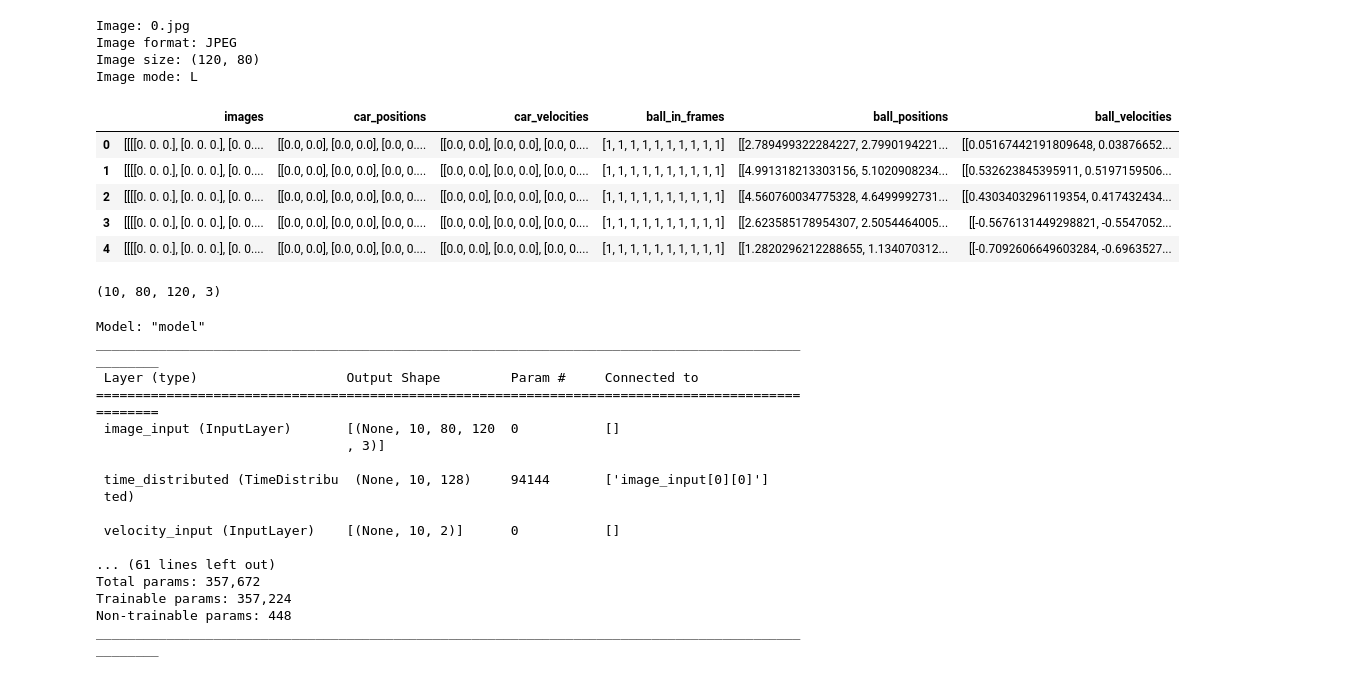
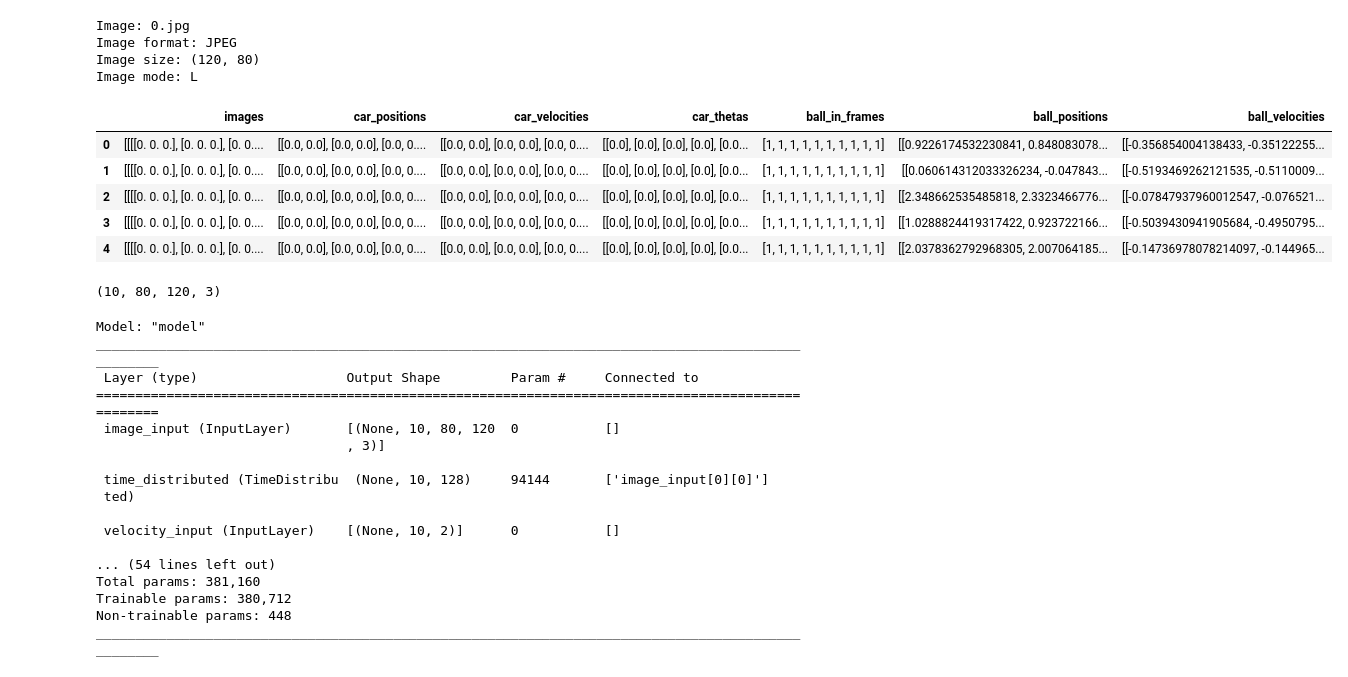
Before and after one commit to luke-ro/ball-prediction, a Jupyter notebook: Final_Model.ipynb, the cells around one changed output. Cells and saved outputs as stored; diff of their text form; code cells hidden in the pictures.

```diff
--- a/Final_Model.ipynb
+++ b/Final_Model.ipynb
@@ -16,7 +16,7 @@ please provide us feedback at https://github.com/pandas-dev/pandas/issues/54466
 
   import pandas as pd
 # %%
-directory = "data/dataset_6/0"
+directory = "data/dataset_11/0"
 images = []
 
 def preprocess_image(image_path, target_size):
@@ -61,6 +61,7 @@ def process_json(json_file, img_folder):
     img_files = [data[str(i)]["img_file"] for i in range(length)]
     car_positions = [data[str(i)]["car_pos"] for i in range(length)]
     car_velocities = [data[str(i)]["car_vel"] for i in range(length)]
+    car_theta = [[data[str(i)]["cat_theta"]] for i in range(length)]
     ball_in_frames = [data[str(i)]["ball_in_frame"] for i in range(length)]
     ball_positions = data["ball_trj"]["pos"]
     ball_velocities = data["ball_trj"]["vel"]
@@ -87,6 +88,7 @@ def process_json(json_file, img_folder):
         'images': images,
         'car_positions': car_positions,
         'car_velocities': car_velocities,
+        'car_thetas': car_theta,
         'ball_in_frames': ball_in_frames,
         'ball_positions': ball_positions,
         'ball_velocities': ball_velocities
@@ -107,47 +109,47 @@ def create_dataframe_from_folders(json_root_folder, img_folder):
 
             # Append the data for the current sample to the list of all samples
             all_samples_data.append(sample_data)
-        if i == 2000:
+        if i == 1000:
             break
     # Create DataFrame from the list of dictionaries
     df = pd.DataFrame(all_samples_data)
     # print(df)
     # scaler = StandardScaler()
     # for column in df.columns:
     #     if df[column].dtype != object:  # Exclude non-numeric columns
     #         if isinstance(df[column].iloc[0], list):  # Check if column contains lists
     #             # Flatten lists and reshape to (-1, 1) for scaling
     #             values = np.concatenate(df[column].values).ravel().reshape(-1, 1)
     #         else:
     #             values = df[column].values.reshape(-1, 1)
 
     #         # Scale values
     #         scaled_values = scaler.fit_transform(values)
 
     #         # Assign scaled values back to DataFrame
     #         df[column] = scaled_values.flatten()
 
     return df
 
 def normalize_value(value):
     if isinstance(value, list):
         # Normalize list elements
         return [(val - np.min(value)) / (np.max(value) - np.min(value)) for val in value]
     else:
         # Return unchanged if not a list
         return value
 # Example usage:
-json_root_folder = 'data/dataset_6'
-img_folder = 'data/dataset_6/'
+json_root_folder = 'data/dataset_11'
+img_folder = 'data/dataset_11/'
 df = create_dataframe_from_folders(json_root_folder, img_folder)
 df.head()
 # %% [output]
-|  | images | car_positions | car_velocities | ball_in_frames | ball_positions | ball_velocities |
-| 0 | [[[[0. 0. 0.], [0. 0. 0.], [0. 0.... | [[0.0, 0.0], [0.0, 0.0], [0.0, 0.... | [[0.0, 0.0], [0.0, 0.0], [0.0, 0.... | [1, 1, 1, 1, 1, 1, 1, 1, 1, 1] | [[2.789499322284227, 2.7990194221... | [[0.05167442191809648, 0.03876652... |
-| 1 | [[[[0. 0. 0.], [0. 0. 0.], [0. 0.... | [[0.0, 0.0], [0.0, 0.0], [0.0, 0.... | [[0.0, 0.0], [0.0, 0.0], [0.0, 0.... | [1, 1, 1, 1, 1, 1, 1, 1, 1, 1] | [[4.991318213303156, 5.1020908234... | [[0.532623845395911, 0.5197159506... |
-| 2 | [[[[0. 0. 0.], [0. 0. 0.], [0. 0.... | [[0.0, 0.0], [0.0, 0.0], [0.0, 0.... | [[0.0, 0.0], [0.0, 0.0], [0.0, 0.... | [1, 1, 1, 1, 1, 1, 1, 1, 1, 1] | [[4.560760034775328, 4.6499992731... | [[0.4303403296119354, 0.417432434... |
-| 3 | [[[[0. 0. 0.], [0. 0. 0.], [0. 0.... | [[0.0, 0.0], [0.0, 0.0], [0.0, 0.... | [[0.0, 0.0], [0.0, 0.0], [0.0, 0.... | [1, 1, 1, 1, 1, 1, 1, 1, 1, 1] | [[2.623585178954307, 2.5054464005... | [[-0.5676131449298821, -0.5547052... |
-| 4 | [[[[0. 0. 0.], [0. 0. 0.], [0. 0.... | [[0.0, 0.0], [0.0, 0.0], [0.0, 0.... | [[0.0, 0.0], [0.0, 0.0], [0.0, 0.... | [1, 1, 1, 1, 1, 1, 1, 1, 1, 1] | [[1.2820296212288655, 1.134070312... | [[-0.7092606649603284, -0.6963527... |
+|  | images | car_positions | car_velocities | car_thetas | ball_in_frames | ball_positions | ball_velocities |
+| 0 | [[[[0. 0. 0.], [0. 0. 0.], [0. 0.... | [[0.0, 0.0], [0.0, 0.0], [0.0, 0.... | [[0.0, 0.0], [0.0, 0.0], [0.0, 0.... | [[0.0], [0.0], [0.0], [0.0], [0.0... | [1, 1, 1, 1, 1, 1, 1, 1, 1, 1] | [[0.9226174532230841, 0.848083078... | [[-0.356854004138433, -0.35122255... |
+| 1 | [[[[0. 0. 0.], [0. 0. 0.], [0. 0.... | [[0.0, 0.0], [0.0, 0.0], [0.0, 0.... | [[0.0, 0.0], [0.0, 0.0], [0.0, 0.... | [[0.0], [0.0], [0.0], [0.0], [0.0... | [1, 1, 1, 1, 1, 1, 1, 1, 1, 1] | [[0.060614312033326234, -0.047843... | [[-0.5193469262121535, -0.5110009... |
+| 2 | [[[[0. 0. 0.], [0. 0. 0.], [0. 0.... | [[0.0, 0.0], [0.0, 0.0], [0.0, 0.... | [[0.0, 0.0], [0.0, 0.0], [0.0, 0.... | [[0.0], [0.0], [0.0], [0.0], [0.0... | [1, 1, 1, 1, 1, 1, 1, 1, 1, 1] | [[2.348662535485818, 2.3323466776... | [[-0.07847937960012547, -0.076521... |
+| 3 | [[[[0. 0. 0.], [0. 0. 0.], [0. 0.... | [[0.0, 0.0], [0.0, 0.0], [0.0, 0.... | [[0.0, 0.0], [0.0, 0.0], [0.0, 0.... | [[0.0], [0.0], [0.0], [0.0], [0.0... | [1, 1, 1, 1, 1, 1, 1, 1, 1, 1] | [[1.0288824419317422, 0.923722166... | [[-0.5039430941905684, -0.4950795... |
+| 4 | [[[[0. 0. 0.], [0. 0. 0.], [0. 0.... | [[0.0, 0.0], [0.0, 0.0], [0.0, 0.... | [[0.0, 0.0], [0.0, 0.0], [0.0, 0.... | [[0.0], [0.0], [0.0], [0.0], [0.0... | [1, 1, 1, 1, 1, 1, 1, 1, 1, 1] | [[2.0378362792968305, 2.007064185... | [[-0.14736978078214097, -0.144965... |
 # %%
 
 # first_image = df['images'][89]
@@ -212,26 +209,27 @@ convnet = action_model((image_height, image_width, num_channels))
 image_input = Input(shape=(num_images,) + convnet.input_shape[1:], name='image_input')
 velocity_input = Input(shape=(num_images, 2), name='velocity_input')
 position_input = Input(shape=(num_images, 2), name='position_input')
+theta_input = Input(shape=(num_images,1), name='theta_input')
 
 # Apply the convnet to a sequence of images
 convnet_sequence = TimeDistributed(convnet)(image_input)
 
 # LSTM layer for image sequences
-lstm_images = LSTM(64, return_sequences=True)(convnet_sequence)
-lstm_images = LSTM(32, return_sequences=True)(lstm_images)
-lstm_images = LSTM(16)(lstm_images)
+lstm_images = LSTM(64)(convnet_sequence)
+# lstm_images = LSTM(64)(lstm_images)
+# lstm_images = LSTM(16)(lstm_images)
 
 # LSTM layers for velocity and position sequences
-lstm_velocity = LSTM(64, return_sequences=True)(velocity_input)
-lstm_velocity = LSTM(32, return_sequences=True)(lstm_velocity)
-lstm_velocity = LSTM(16)(lstm_velocity)
+lstm_velocity = LSTM(64)(velocity_input)
+# lstm_velocity = LSTM(32)(lstm_velocity)
+# lstm_velocity = LSTM(16)(lstm_velocity)
 
-lstm_position = LSTM(64, return_sequences=True)(position_input)
-lstm_position = LSTM(32, return_sequences=True)(lstm_position)
-lstm_position = LSTM(16)(lstm_position)
-
+lstm_position = LSTM(64)(position_input)
+# lstm_position = LSTM(32)(lstm_position)
+# lstm_position = LSTM(16)(lstm_position)
+lstm_theta = LSTM(64)(theta_input)
 # Concatenate features
-combined = concatenate([lstm_images, lstm_velocity, lstm_position])
+combined = concatenate([lstm_images, lstm_velocity, lstm_position, lstm_theta])
 
 # Dense layers for further processing
 dense1 = Dense(256, activation='relu', kernel_regularizer=l2(0.001))(combined)
@@ -263,7 +261,7 @@ output_velocities = Dense(10 * 2, activation='linear')(dropout)
 reshaped_velocities = Reshape((2, 10))(output_velocities)
 
 # Define model
-model = Model(inputs=[image_input, position_input ,velocity_input], outputs=[reshaped_positions, reshaped_velocities])
+model = Model(inputs=[image_input, position_input ,velocity_input, theta_input], outputs=[reshaped_positions, reshaped_velocities])
 
 # Compile the model
 model.compile(optimizer='adam', loss='mse', metrics=['mse'])
@@ -283,9 +281,9 @@ ________________________________________________________________________________
 
  velocity_input (InputLayer)    [(None, 10, 2)]      0           []
 
-... (61 lines left out)
-Total params: 357,672
-Trainable params: 357,224
+... (54 lines left out)
+Total params: 381,160
+Trainable params: 380,712
 Non-trainable params: 448
 __________________________________________________________________________________________________
 # %%
```
Also changed, not shown: parts of 8 cells of this notebook.
